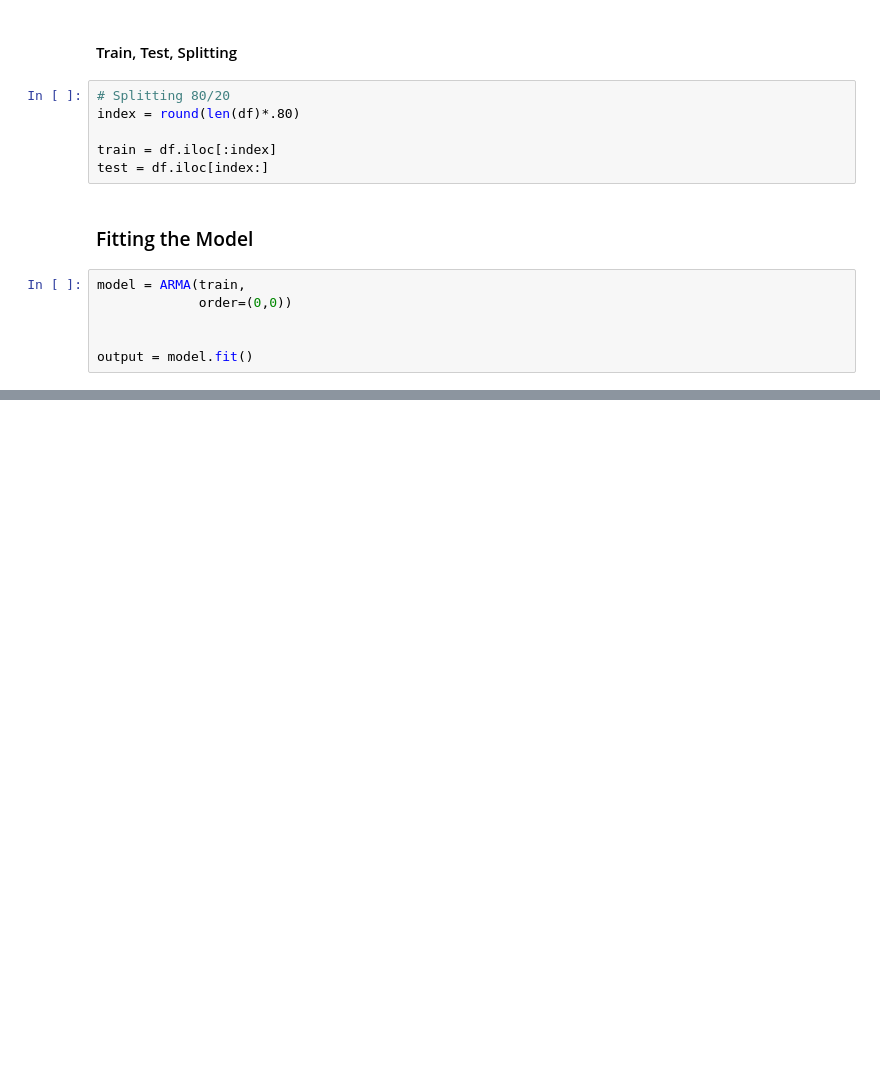
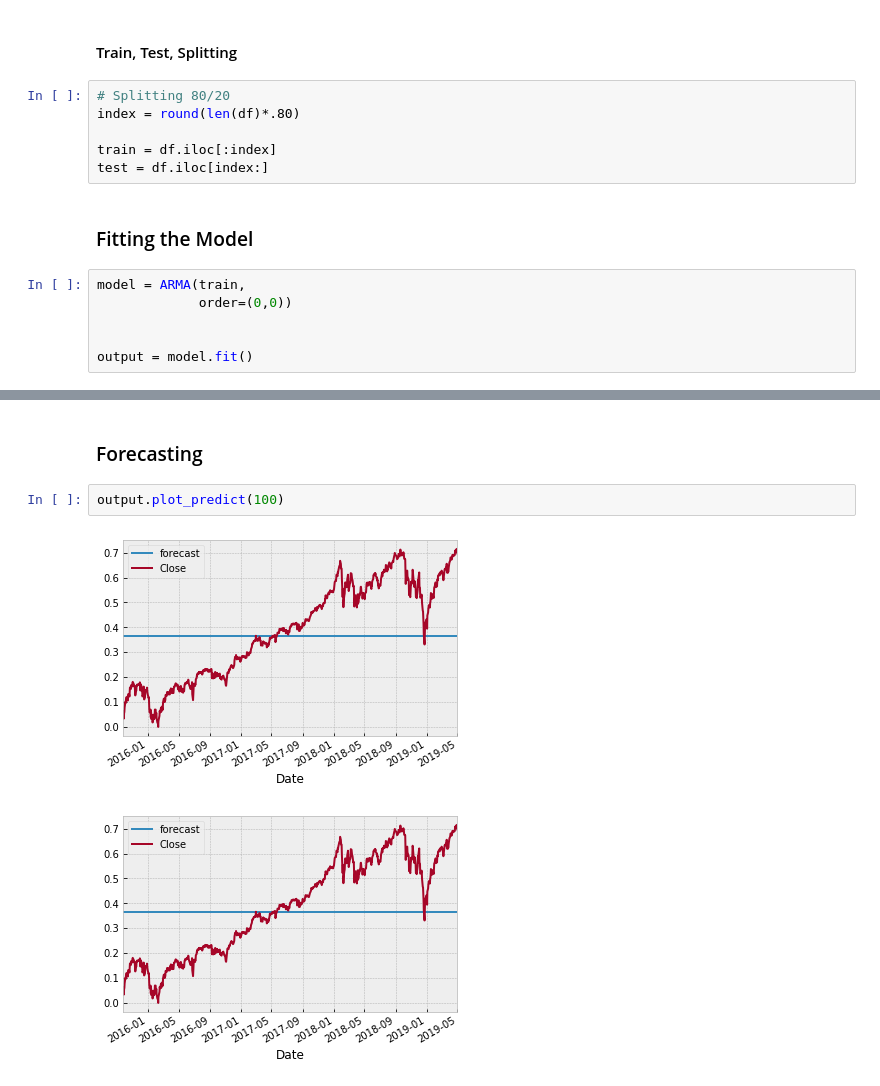
Before and after one commit to marcosan93/Price-Forecaster, a Jupyter notebook: ARMA-Stock-Model.ipynb, the cells around one changed output, grey strips where cells are left out. Cells and saved outputs as stored; diff of their text form; blank space fills up the shorter version.

Commit message:
plotted diagnostics and forecasting

```diff
--- a/ARMA-Stock-Model.ipynb
+++ b/ARMA-Stock-Model.ipynb
@@ -114,0 +134,7 @@ output = model.fit()
+# %% [markdown]
+### Forecasting
+# %%
+output.plot_predict(100)
+# %% [output]
+[figure, added]
+[figure, added]
```
Also changed, not shown: parts of 2 cells of this notebook.
